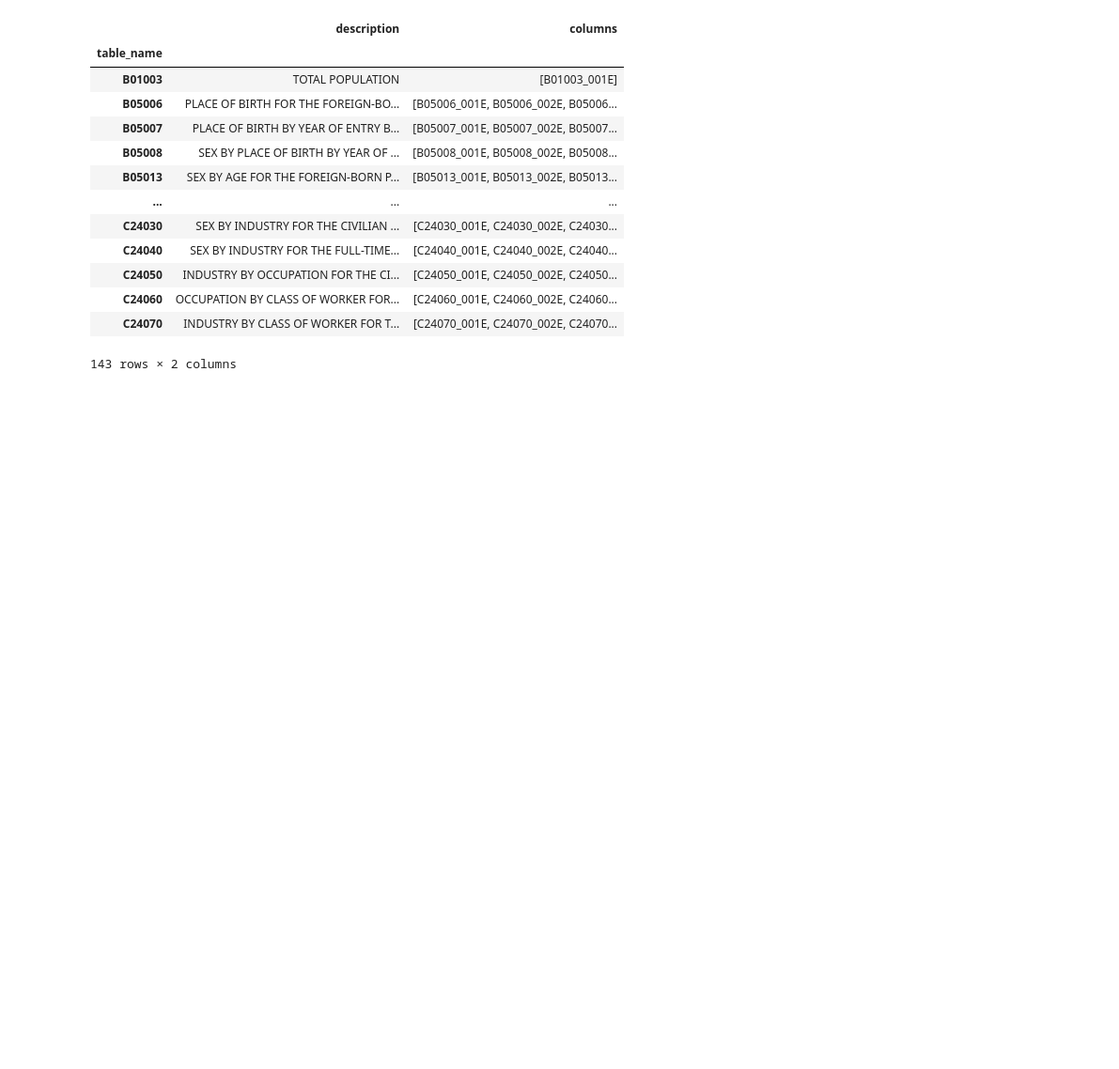
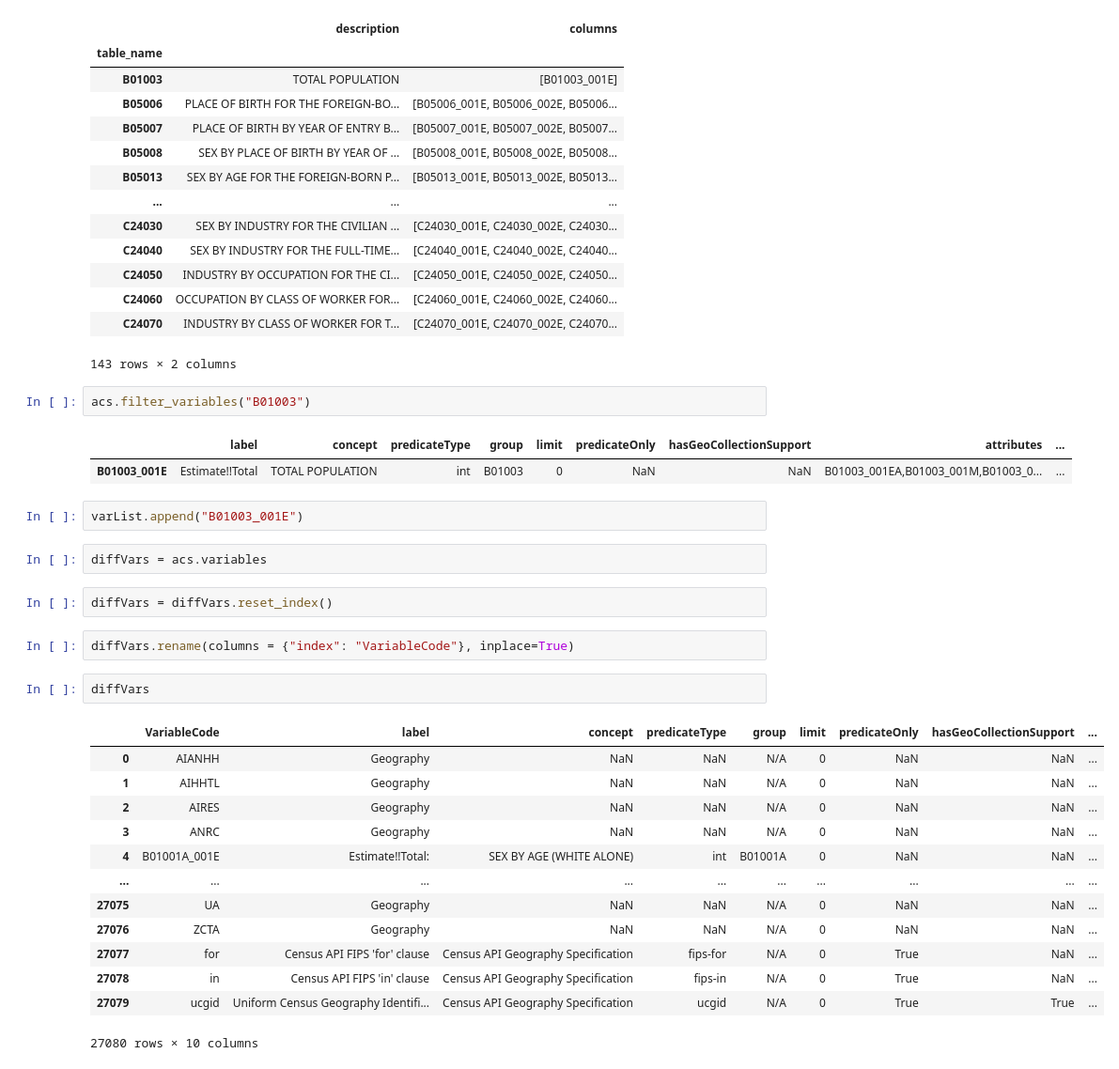
Before and after one commit to LeDataSciFi/FinTech-Capstone-2023, a Jupyter notebook: ACSVariables.ipynb, the cells around one changed output. Shown at 94% size. Saved outputs shown, nothing was run; the diff lists cells and outputs as text; blank space fills up the shorter version.

```diff
--- a/ACSVariables.ipynb
+++ b/ACSVariables.ipynb
@@ -542,3 +542,32 @@ acs.filter_tables("POPULATION", by = "description")
 | C24060 | OCCUPATION BY CLASS OF WORKER FOR... | [C24060_001E, C24060_002E, C24060... |
 | C24070 | INDUSTRY BY CLASS OF WORKER FOR T... | [C24070_001E, C24070_002E, C24070... |
 143 rows × 2 columns
+# %%
+acs.filter_variables("B01003")
+# %% [output]
+|  | label | concept | predicateType | group | limit | predicateOnly | hasGeoCollectionSupport | attributes | ... |
+| B01003_001E | Estimate!!Total | TOTAL POPULATION | int | B01003 | 0 | NaN | NaN | B01003_001EA,B01003_001M,B01003_0... | ... |
+# %%
+varList.append("B01003_001E")
+# %%
+diffVars = acs.variables
+# %%
+diffVars = diffVars.reset_index()
+# %%
+diffVars.rename(columns = {"index": "VariableCode"}, inplace=True)
+# %%
+diffVars
+# %% [output]
+|  | VariableCode | label | concept | predicateType | group | limit | predicateOnly | hasGeoCollectionSupport | ... |
+| 0 | AIANHH | Geography | NaN | NaN | N/A | 0 | NaN | NaN | ... |
+| 1 | AIHHTL | Geography | NaN | NaN | N/A | 0 | NaN | NaN | ... |
+| 2 | AIRES | Geography | NaN | NaN | N/A | 0 | NaN | NaN | ... |
+| 3 | ANRC | Geography | NaN | NaN | N/A | 0 | NaN | NaN | ... |
+| 4 | B01001A_001E | Estimate!!Total: | SEX BY AGE (WHITE ALONE) | int | B01001A | 0 | NaN | NaN | ... |
+| ... | ... | ... | ... | ... | ... | ... | ... | ... | ... |
+| 27075 | UA | Geography | NaN | NaN | N/A | 0 | NaN | NaN | ... |
+| 27076 | ZCTA | Geography | NaN | NaN | N/A | 0 | NaN | NaN | ... |
+| 27077 | for | Census API FIPS 'for' clause | Census API Geography Specification | fips-for | N/A | 0 | True | NaN | ... |
+| 27078 | in | Census API FIPS 'in' clause | Census API Geography Specification | fips-in | N/A | 0 | True | NaN | ... |
+| 27079 | ucgid | Uniform Census Geography Identifi... | Census API Geography Specification | ucgid | N/A | 0 | True | True | ... |
+27080 rows × 10 columns
```
Also changed, not shown: parts of 1 cell of this notebook, 1 other file.
